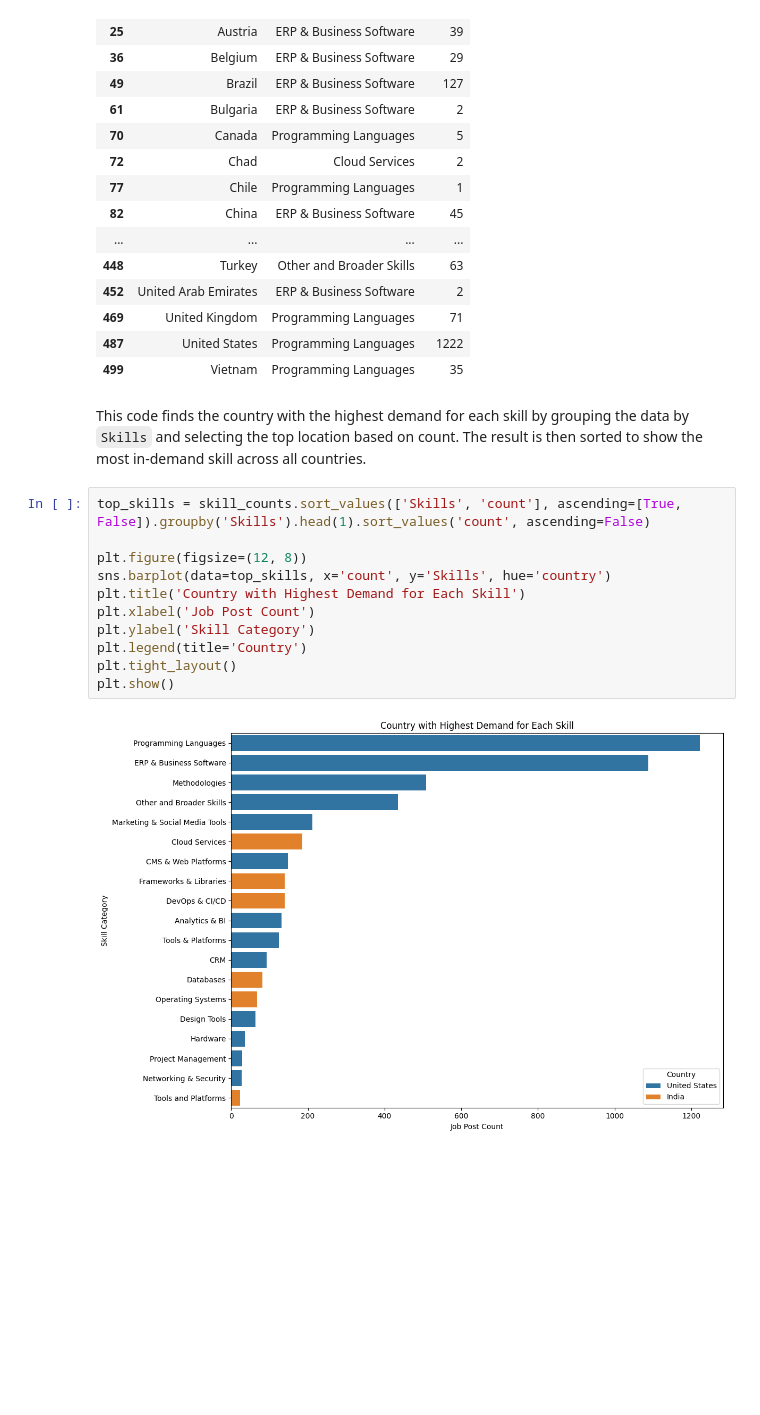
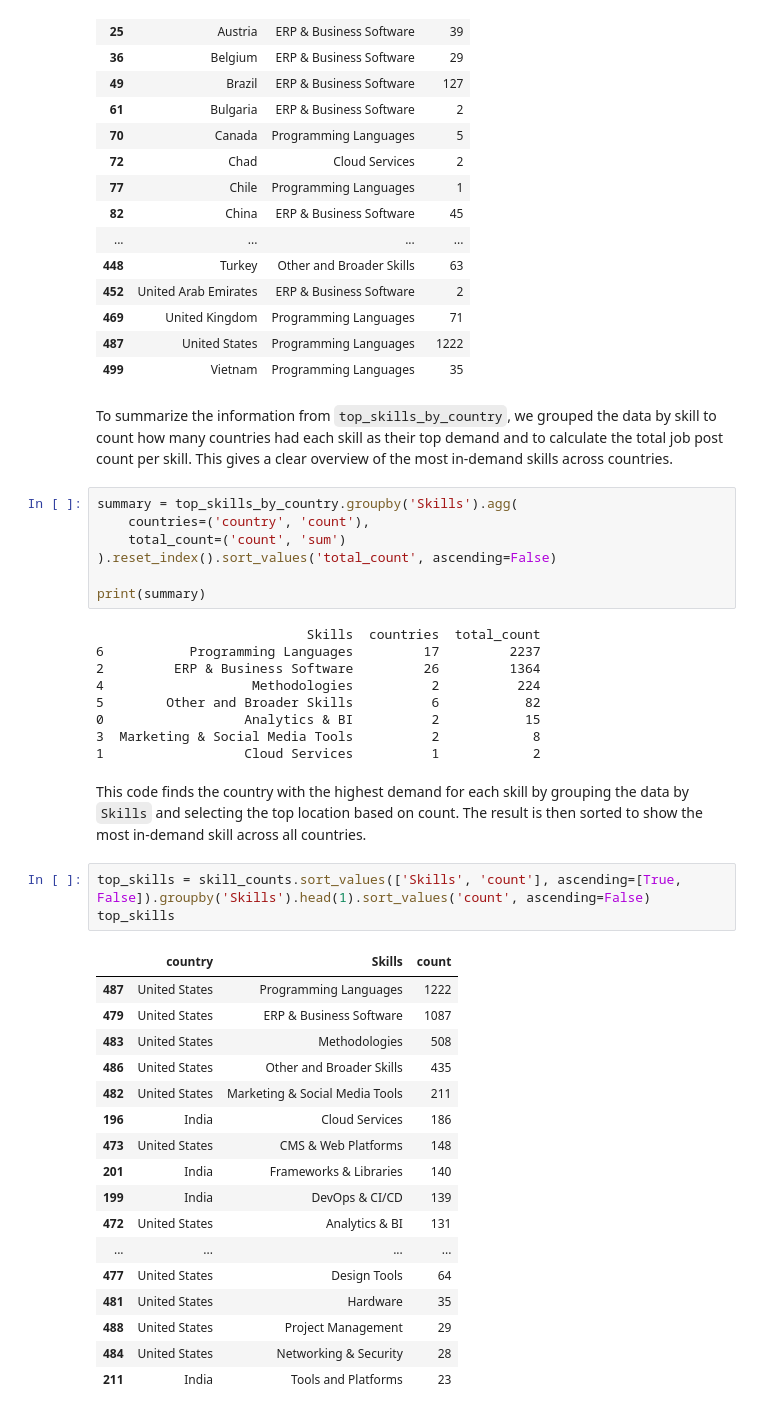
Before and after one commit to dredredre20/CSMODEL_MCO, a Jupyter notebook: mco.ipynb, the cells around one changed output. Saved outputs shown, nothing was run; the diff lists cells and outputs as text; blank space fills up the shorter version.

Commit message:
Added summary for EDA#3

```diff
--- a/mco.ipynb
+++ b/mco.ipynb
@@ -995,18 +995,44 @@ top_skills_by_country
 | 469 | United Kingdom | Programming Languages | 71 |
 | 487 | United States | Programming Languages | 1222 |
 | 499 | Vietnam | Programming Languages | 35 |
+# %% [markdown]
+To summarize the information from `top_skills_by_country`, we grouped the data by skill to count how many countries had each skill as their top demand and to calculate the total job post count per skill. This gives a clear overview of the most in-demand skills across countries.
+# %%
+summary = top_skills_by_country.groupby('Skills').agg(
+    countries=('country', 'count'),
+    total_count=('count', 'sum')
+).reset_index().sort_values('total_count', ascending=False)
+
+print(summary)
+# %% [output]
+                           Skills  countries  total_count
+6           Programming Languages         17         2237
+2         ERP & Business Software         26         1364
+4                   Methodologies          2          224
+5        Other and Broader Skills          6           82
+0                  Analytics & BI          2           15
+3  Marketing & Social Media Tools          2            8
+1                  Cloud Services          1            2
 # %% [markdown]
 This code finds the country with the highest demand for each skill by grouping the data by `Skills` and selecting the top location based on count. The result is then sorted to show the most in-demand skill across all countries.
 # %%
 top_skills = skill_counts.sort_values(['Skills', 'count'], ascending=[True, False]).groupby('Skills').head(1).sort_values('count', ascending=False)
-
-plt.figure(figsize=(12, 8))
-sns.barplot(data=top_skills, x='count', y='Skills', hue='country')
-plt.title('Country with Highest Demand for Each Skill')
-plt.xlabel('Job Post Count')
-plt.ylabel('Skill Category')
-plt.legend(title='Country')
-plt.tight_layout()
-plt.show()
+top_skills
 # %% [output]
-[figure, removed]
+|  | country | Skills | count |
+| 487 | United States | Programming Languages | 1222 |
+| 479 | United States | ERP & Business Software | 1087 |
+| 483 | United States | Methodologies | 508 |
+| 486 | United States | Other and Broader Skills | 435 |
+| 482 | United States | Marketing & Social Media Tools | 211 |
+| 196 | India | Cloud Services | 186 |
+| 473 | United States | CMS & Web Platforms | 148 |
+| 201 | India | Frameworks & Libraries | 140 |
+| 199 | India | DevOps & CI/CD | 139 |
+| 472 | United States | Analytics & BI | 131 |
+| ... | ... | ... | ... |
+| 477 | United States | Design Tools | 64 |
+| 481 | United States | Hardware | 35 |
+| 488 | United States | Project Management | 29 |
+| 484 | United States | Networking & Security | 28 |
+| 211 | India | Tools and Platforms | 23 |
```
